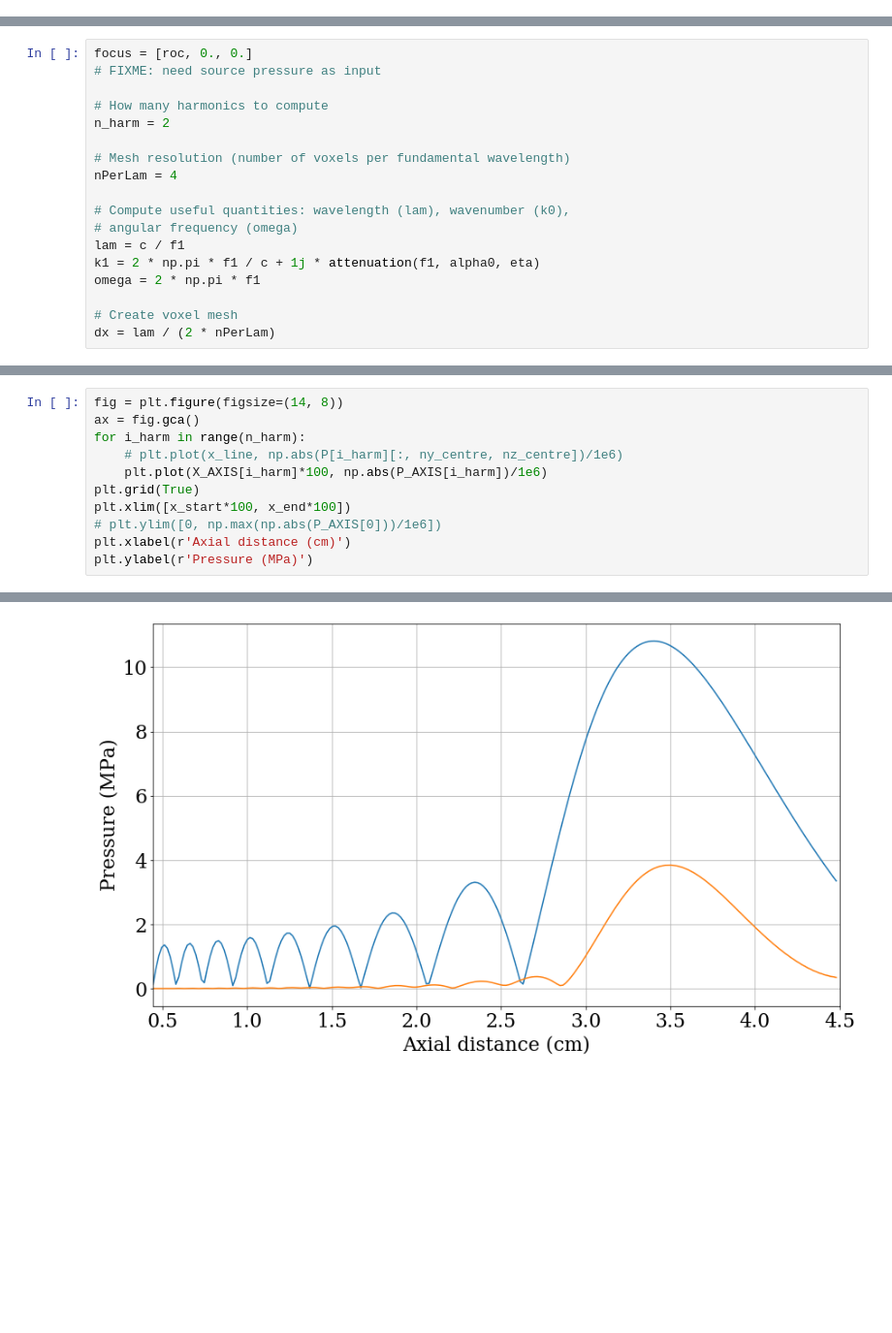
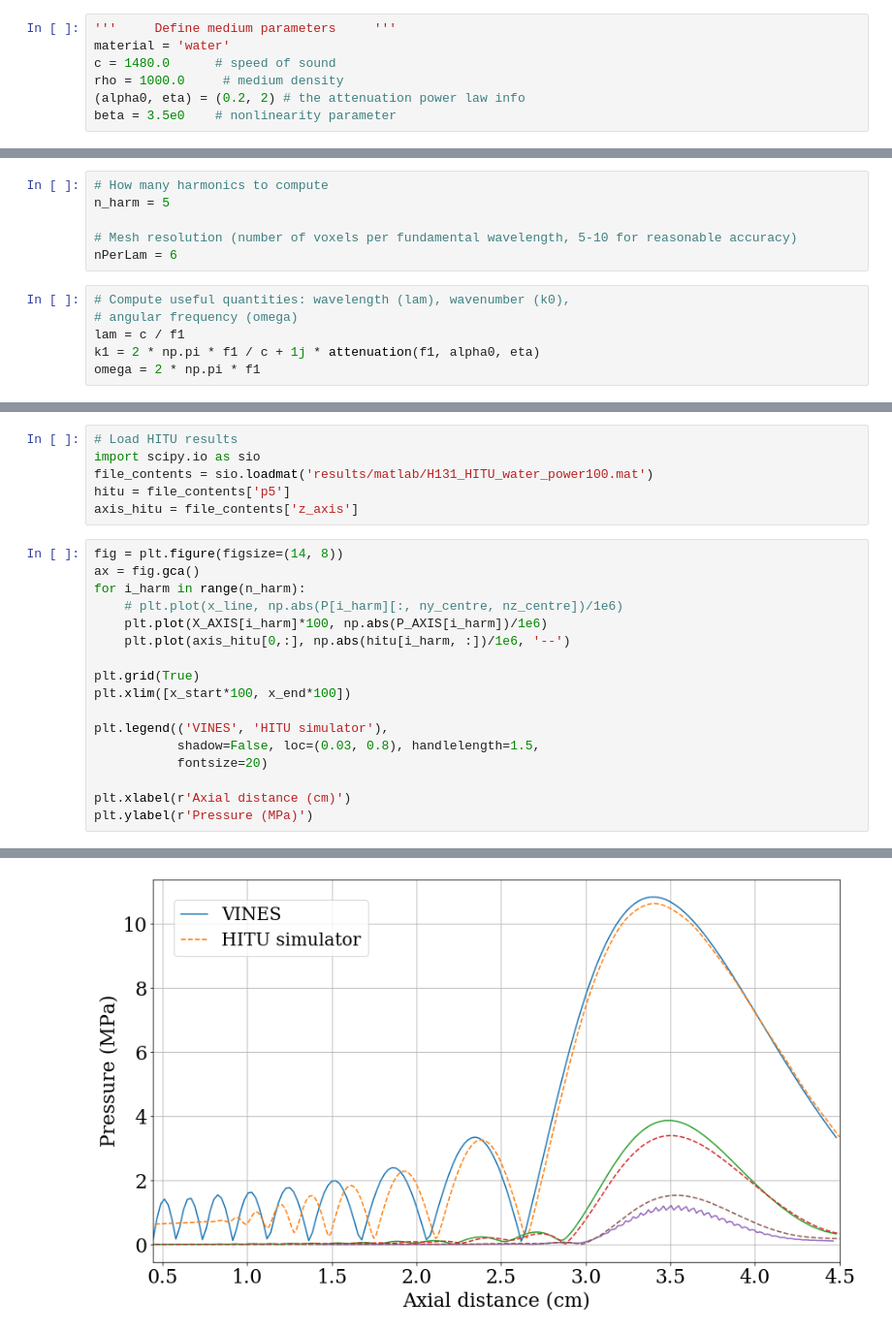
Before and after one commit to samuelpgroth/vines, a Jupyter notebook: demo/hifu/demo2_nonlinear_hifu_homogeneous.ipynb, the cells around one changed output, grey strips where cells are left out. Shown at 97% size. Drawn from its saved outputs; the diff is of its cells as text; blank space fills up the shorter version.

Commit message:
Update nonlinear hifu notebook

```diff
--- a/demo/hifu/demo2_nonlinear_hifu_homogeneous.ipynb
+++ b/demo/hifu/demo2_nonlinear_hifu_homogeneous.ipynb
@@ -66,0 +46,7 @@ power = 100
+# %%
+'''     Define medium parameters     '''
+material = 'water'
+c = 1480.0      # speed of sound
+rho = 1000.0     # medium density
+(alpha0, eta) = (0.2, 2) # the attenuation power law info
+beta = 3.5e0    # nonlinearity parameter
@@ -67,19 +59,13 @@ power = 100
+# %%
+# How many harmonics to compute
+n_harm = 5
+
+# Mesh resolution (number of voxels per fundamental wavelength, 5-10 for reasonable accuracy)
+nPerLam = 6
 # %%
-focus = [roc, 0., 0.]
-# FIXME: need source pressure as input
-
-# How many harmonics to compute
-n_harm = 2
-
-# Mesh resolution (number of voxels per fundamental wavelength)
-nPerLam = 4
-
 # Compute useful quantities: wavelength (lam), wavenumber (k0),
 # angular frequency (omega)
 lam = c / f1
 k1 = 2 * np.pi * f1 / c + 1j * attenuation(f1, alpha0, eta)
 omega = 2 * np.pi * f1
-
-# Create voxel mesh
-dx = lam / (2 * nPerLam)
 # %%
@@ -358,14 +255,26 @@ MVP time =  20.878660202026367
+# %%
+# Load HITU results
+import scipy.io as sio
+file_contents = sio.loadmat('results/matlab/H131_HITU_water_power100.mat')
+hitu = file_contents['p5']
+axis_hitu = file_contents['z_axis']
 # %%
 fig = plt.figure(figsize=(14, 8))
 ax = fig.gca()
 for i_harm in range(n_harm):
     # plt.plot(x_line, np.abs(P[i_harm][:, ny_centre, nz_centre])/1e6)
     plt.plot(X_AXIS[i_harm]*100, np.abs(P_AXIS[i_harm])/1e6)
+    plt.plot(axis_hitu[0,:], np.abs(hitu[i_harm, :])/1e6, '--')
+
 plt.grid(True)
 plt.xlim([x_start*100, x_end*100])
-# plt.ylim([0, np.max(np.abs(P_AXIS[0]))/1e6])
+
+plt.legend(('VINES', 'HITU simulator'),
+           shadow=False, loc=(0.03, 0.8), handlelength=1.5,
+           fontsize=20)
+
 plt.xlabel(r'Axial distance (cm)')
 plt.ylabel(r'Pressure (MPa)')
 # %% [output]
 Text(0, 0.5, 'Pressure (MPa)')
-[figure, old version]
+[figure, new version]
```
Also changed, not shown: parts of 11 cells of this notebook, 14 other files.
